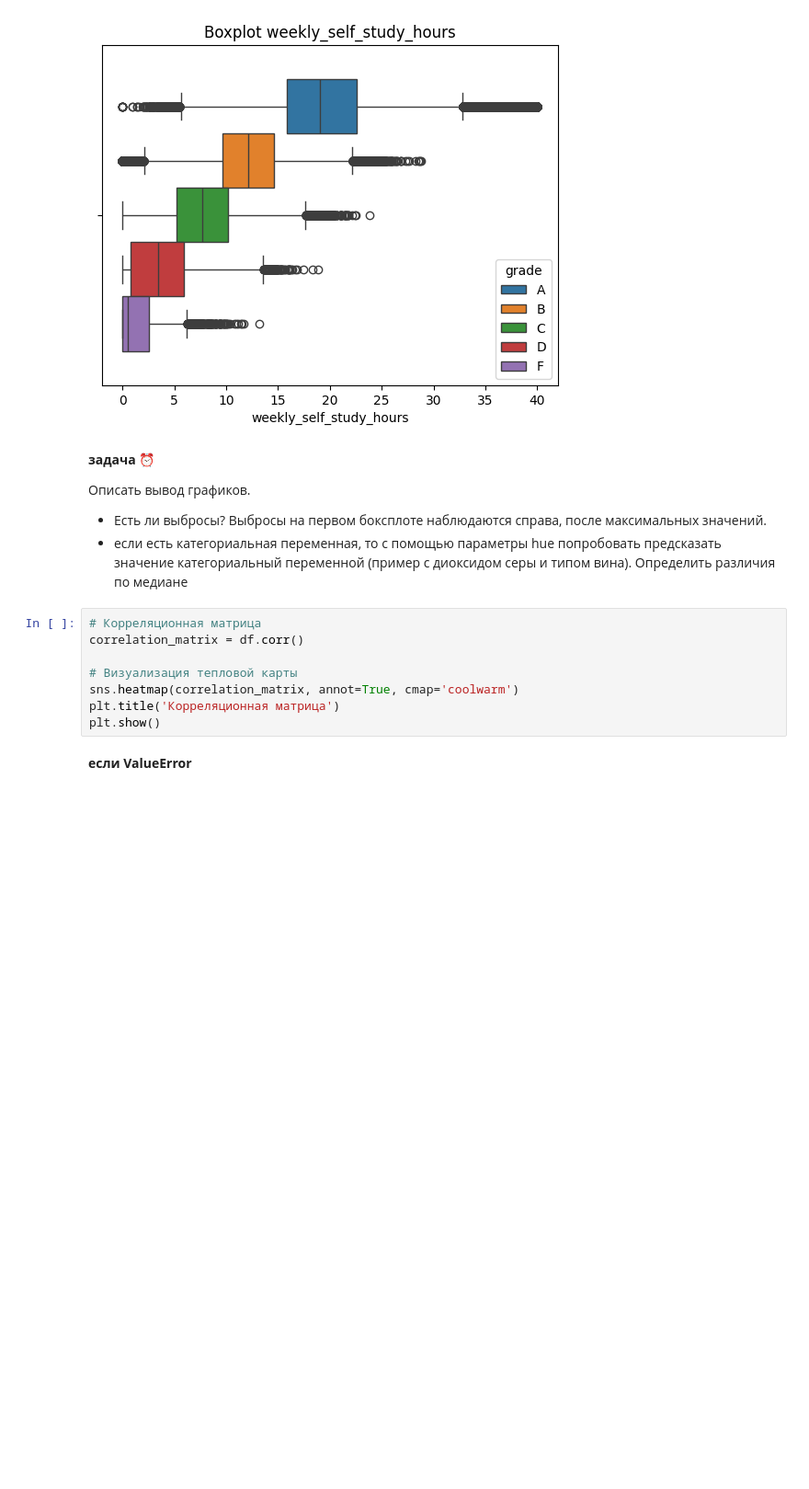
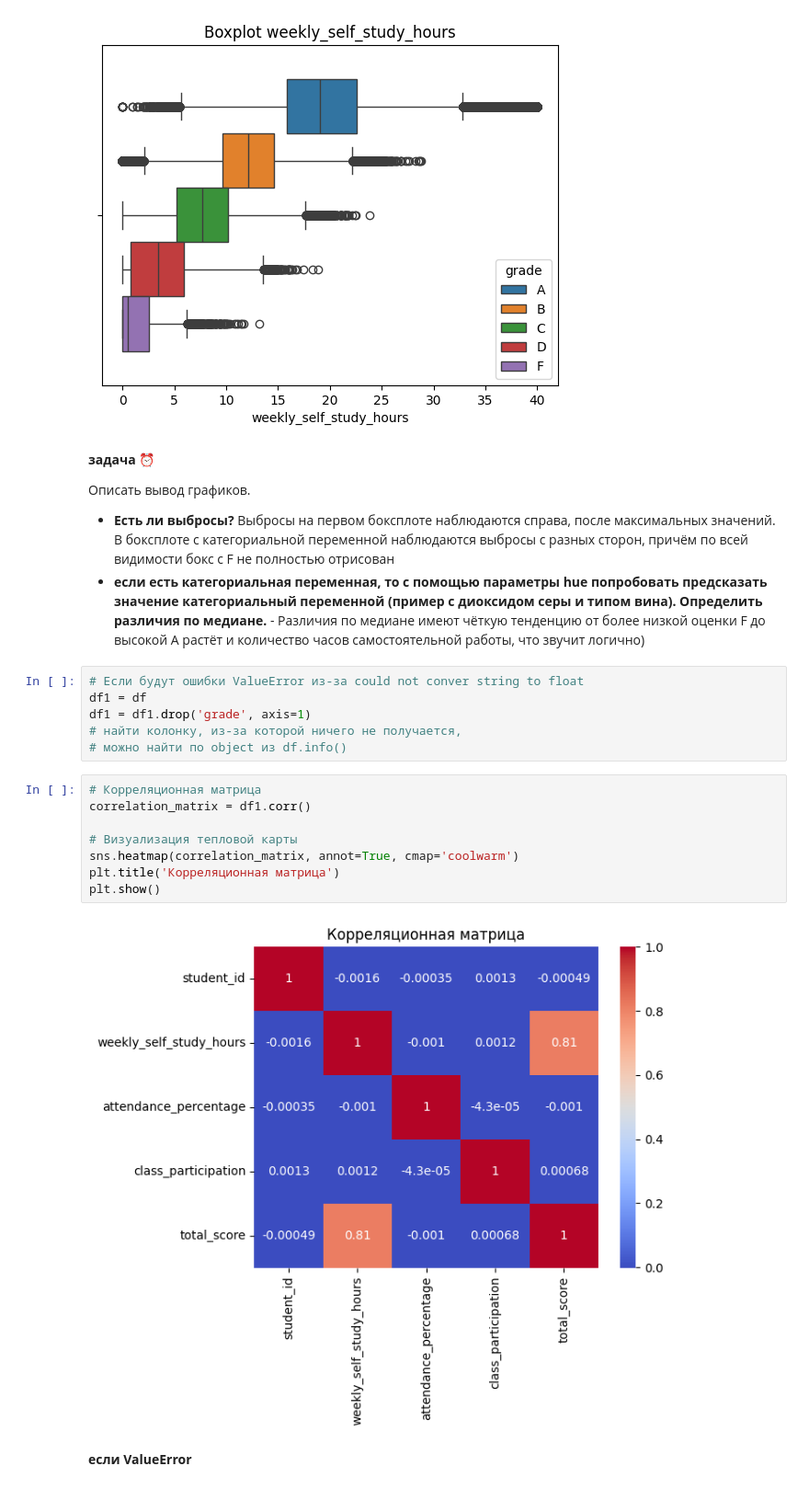
Before and after one commit to Qweeckusha/vvsu_mml, a Jupyter notebook: Практика_1.ipynb, the cells around one changed output. Shown at 92% size. Drawn from its saved outputs; the diff is of its cells as text; blank space fills up the shorter version.

```diff
--- a/Практика_1.ipynb
+++ b/Практика_1.ipynb
@@ -281,15 +298,23 @@ plt.show()
 **задача ⏰**
 
 Описать вывод графиков.
-- Есть ли выбросы? Выбросы на первом боксплоте наблюдаются справа, после максимальных значений.
-- если есть категориальная переменная, то с помощью параметры hue попробовать предсказать значение категориальный переменной (пример с диоксидом серы и типом вина). Определить различия по медиане
+- **Есть ли выбросы?** Выбросы на первом боксплоте наблюдаются справа, после максимальных значений. В боксплоте с категориальной переменной наблюдаются выбросы с разных сторон, причём по всей видимости бокс с F не полностью отрисован
+- **если есть категориальная переменная, то с помощью параметры hue попробовать предсказать значение категориальный переменной (пример с диоксидом серы и типом вина). Определить различия по медиане.** - Различия по медиане имеют чёткую тенденцию от более низкой оценки F до высокой A растёт и количество часов самостоятельной работы, что звучит логично)
+# %%
+# Если будут ошибки ValueError из-за could not conver string to float
+df1 = df
+df1 = df1.drop('grade', axis=1)
+# найти колонку, из-за которой ничего не получается,
+# можно найти по object из df.info()
 # %%
 # Корреляционная матрица
-correlation_matrix = df.corr()
+correlation_matrix = df1.corr()
 
 # Визуализация тепловой карты
 sns.heatmap(correlation_matrix, annot=True, cmap='coolwarm')
 plt.title('Корреляционная матрица')
 plt.show()
+# %% [output]
+[figure, added]
 # %% [markdown]
 **если ValueError**
```
Also changed, not shown: parts of 4 cells of this notebook.
